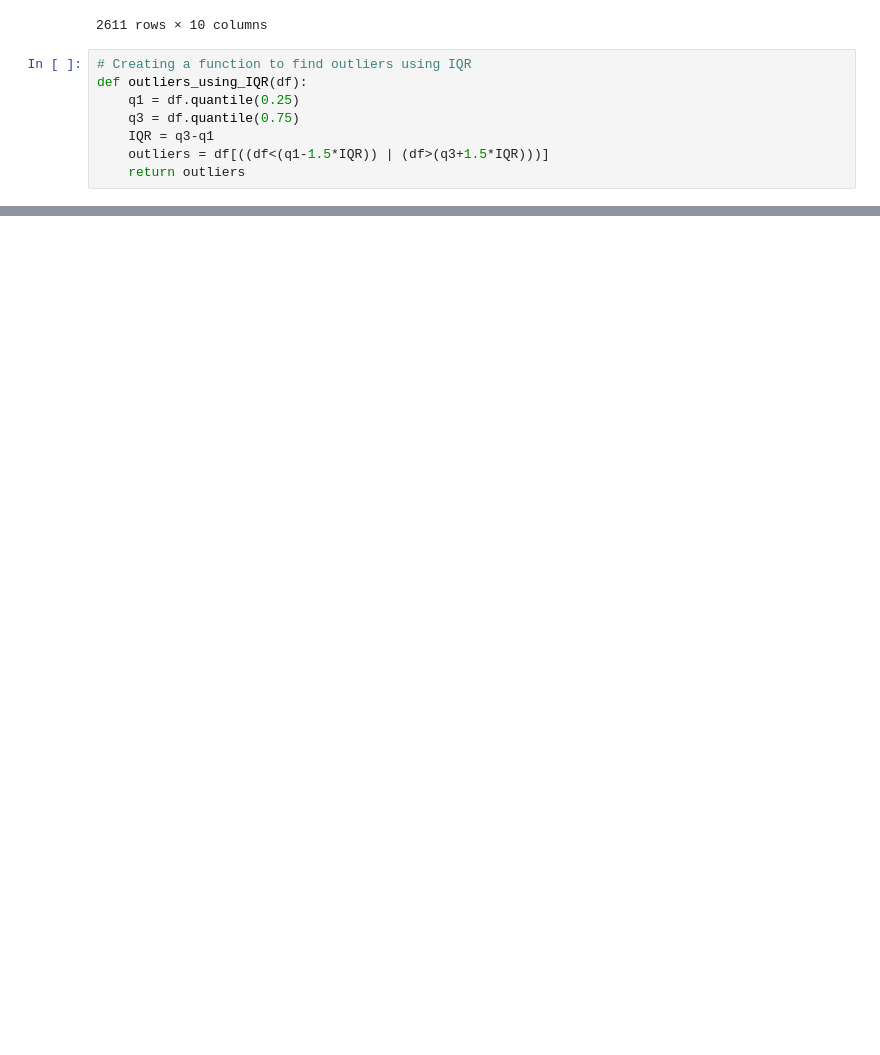
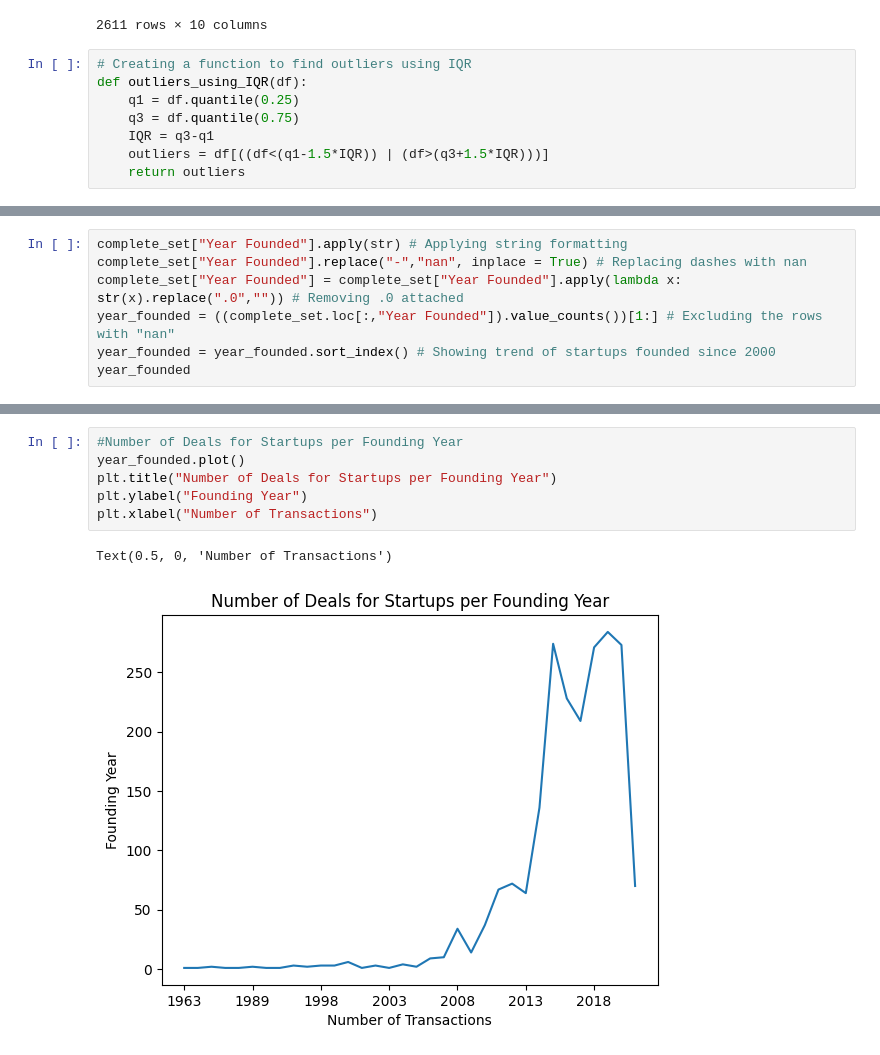
Before and after one commit to GYASIHAYFORD/TEAM_HAVANA1, a Jupyter notebook: Indian_Start_Up_Fund.ipynb, the cells around one changed output, grey strips where cells are left out. Drawn from its saved outputs; the diff is of its cells as text; blank space fills up the shorter version.

```diff
--- a/Indian_Start_Up_Fund.ipynb
+++ b/Indian_Start_Up_Fund.ipynb
@@ -728,0 +834,7 @@ TypeError: '<' not supported between instances of 'float' and 'str'
+# %%
+complete_set["Year Founded"].apply(str) # Applying string formatting
+complete_set["Year Founded"].replace("-","nan", inplace = True) # Replacing dashes with nan
+complete_set["Year Founded"] = complete_set["Year Founded"].apply(lambda x: str(x).replace(".0","")) # Removing .0 attached
+year_founded = ((complete_set.loc[:,"Year Founded"]).value_counts())[1:] # Excluding the rows with "nan"
+year_founded = year_founded.sort_index() # Showing trend of startups founded since 2000
+year_founded
@@ -728,0 +891,9 @@ TypeError: '<' not supported between instances of 'float' and 'str'
+# %%
+#Number of Deals for Startups per Founding Year
+year_founded.plot()
+plt.title("Number of Deals for Startups per Founding Year")
+plt.ylabel("Founding Year")
+plt.xlabel("Number of Transactions")
+# %% [output]
+Text(0.5, 0, 'Number of Transactions')
+[figure, added]
```
Also changed, not shown: parts of 12 cells of this notebook.
